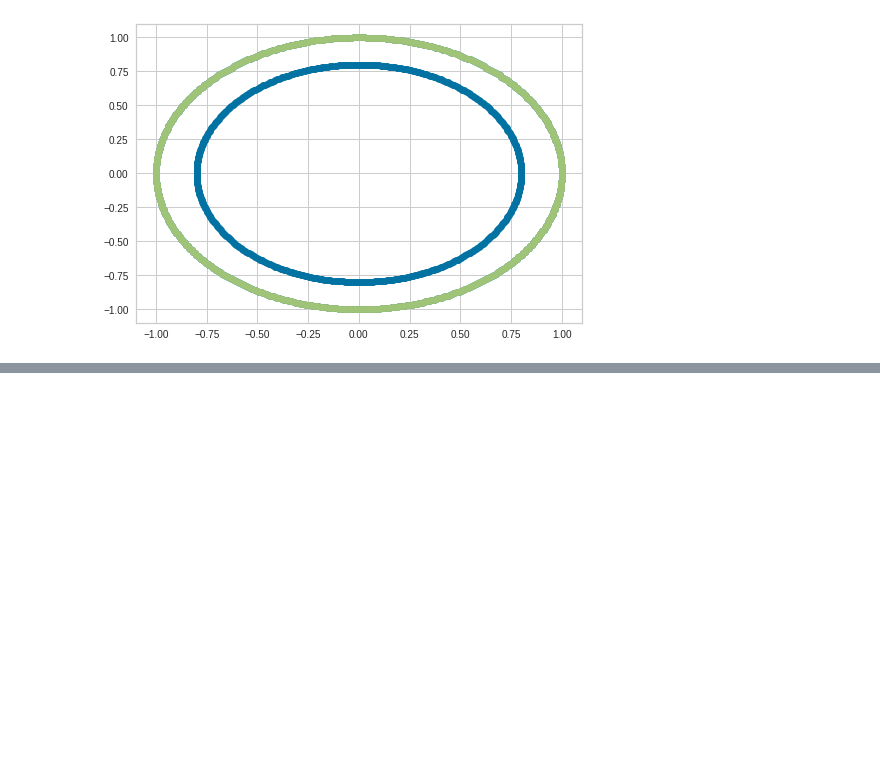
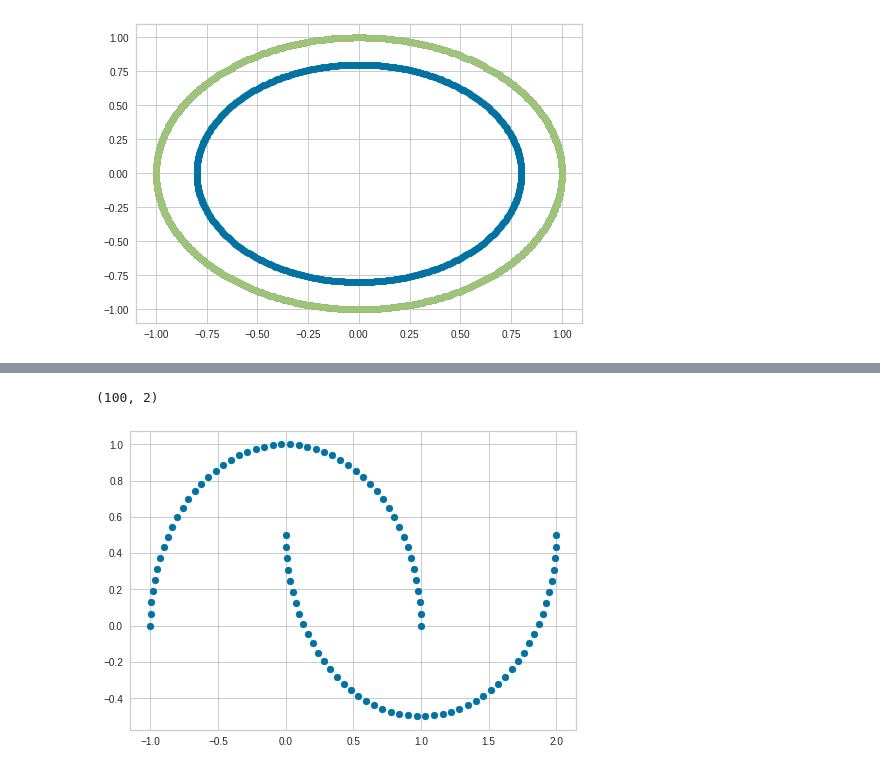
Before and after one commit to MYElmasry/DBSCAN-VS-KMeans, a Jupyter notebook: DBSCAN_VS_KMeans.ipynb, the cells around one changed output, grey strips where cells are left out. Cells and saved outputs as stored; diff of their text form; code cells hidden in the pictures; blank space fills up the shorter version.

```diff
--- a/DBSCAN_VS_KMeans.ipynb
+++ b/DBSCAN_VS_KMeans.ipynb
@@ -357,0 +358,11 @@ plt.show()
+# %%
+X, _ = make_moons(n_samples=100)
+X.shape
+# %% [output]
+(100, 2)
+# %%
+#plot the data
+plt.scatter(X[:,0], X[:,1])
+plt.show()
+# %% [output]
+[figure, added]
```
Also changed, not shown: parts of 35 cells of this notebook.
